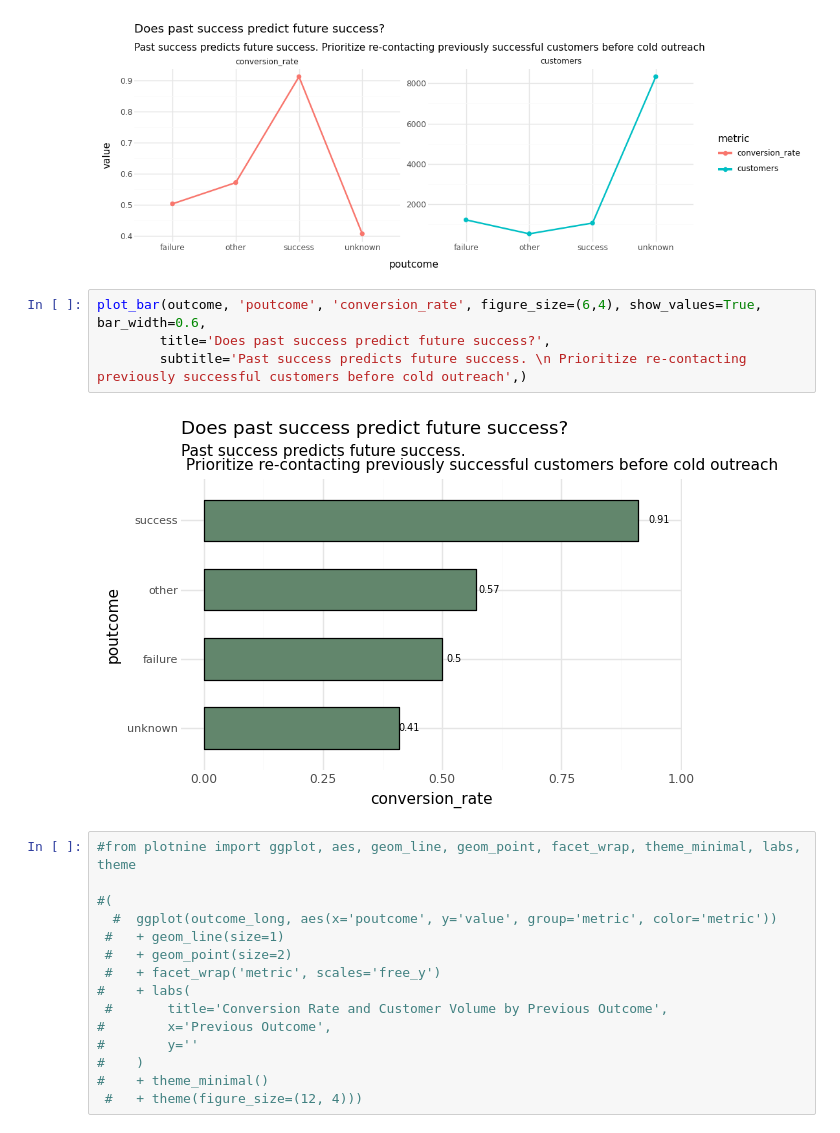
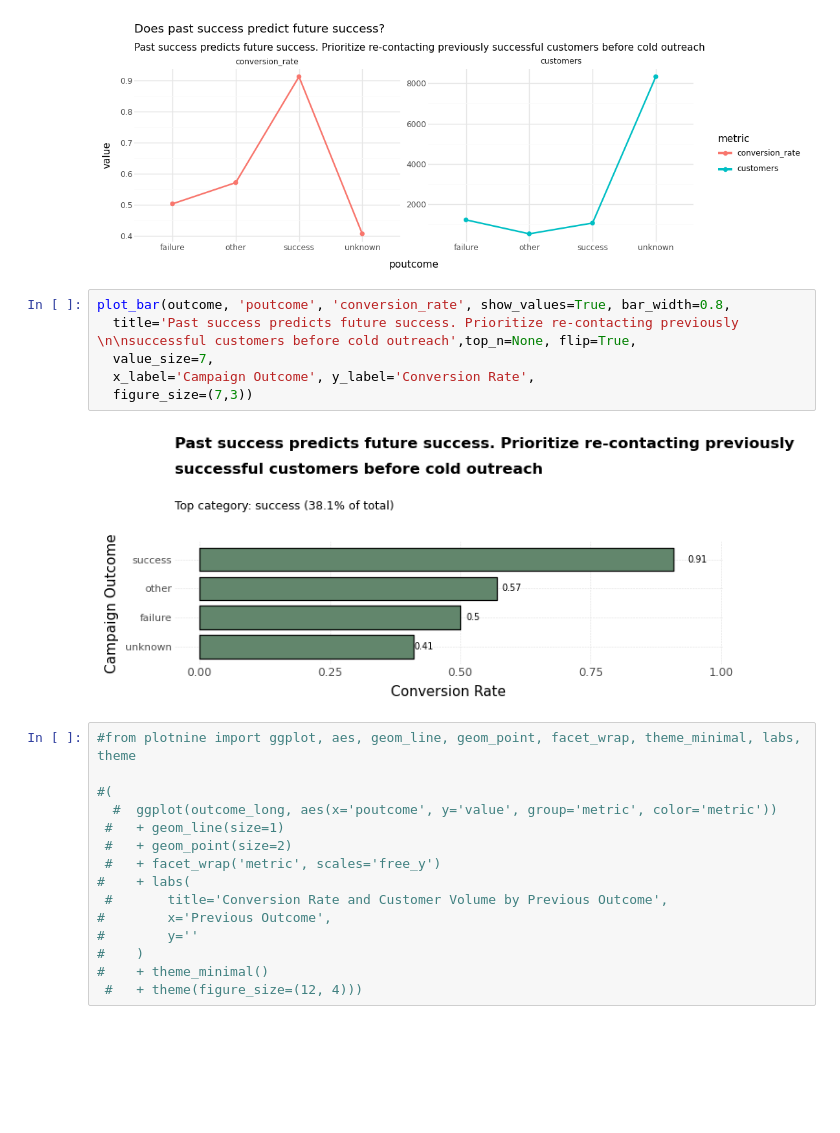
Before and after one commit to Johanna-Ezedinma/Understanding-Customer-Subscription-Behaviour-Through-EDA-and-ML, a Jupyter notebook: notebooks/03_eda.ipynb, the cells around one changed output. Cells and saved outputs as stored; diff of their text form; blank space fills up the shorter version.

```diff
--- a/notebooks/03_eda.ipynb
+++ b/notebooks/03_eda.ipynb
@@ -83,12 +83,14 @@ plot_line_grouped(outcome_long, 'poutcome', 'value', 'metric',
     figure_size=(12, 5))
 # %% [output]
 [figure]
-# %%
-plot_bar(outcome, 'poutcome', 'conversion_rate', figure_size=(6,4), show_values=True, bar_width=0.6,
-        title='Does past success predict future success?',
-        subtitle='Past success predicts future success. \n Prioritize re-contacting previously successful customers before cold outreach',)
-# %% [output]
-[figure, removed]
+# %%
+plot_bar(outcome, 'poutcome', 'conversion_rate', show_values=True, bar_width=0.8,
+  title='Past success predicts future success. Prioritize re-contacting previously \n\nsuccessful customers before cold outreach',top_n=None, flip=True,
+  value_size=7,
+  x_label='Campaign Outcome', y_label='Conversion Rate',
+  figure_size=(7,3))
+# %% [output]
+[figure, added]
 # %%
 #from plotnine import ggplot, aes, geom_line, geom_point, facet_wrap, theme_minimal, labs, theme
 
```
Also changed, not shown: parts of 1 cell of this notebook, 11 other files.
